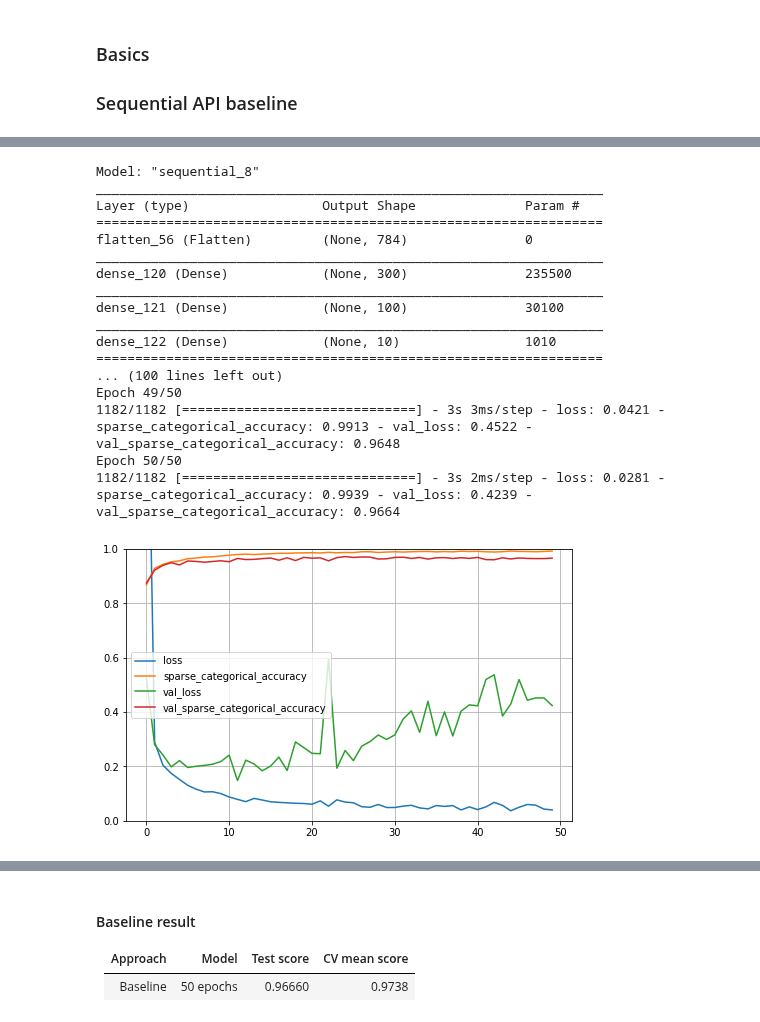
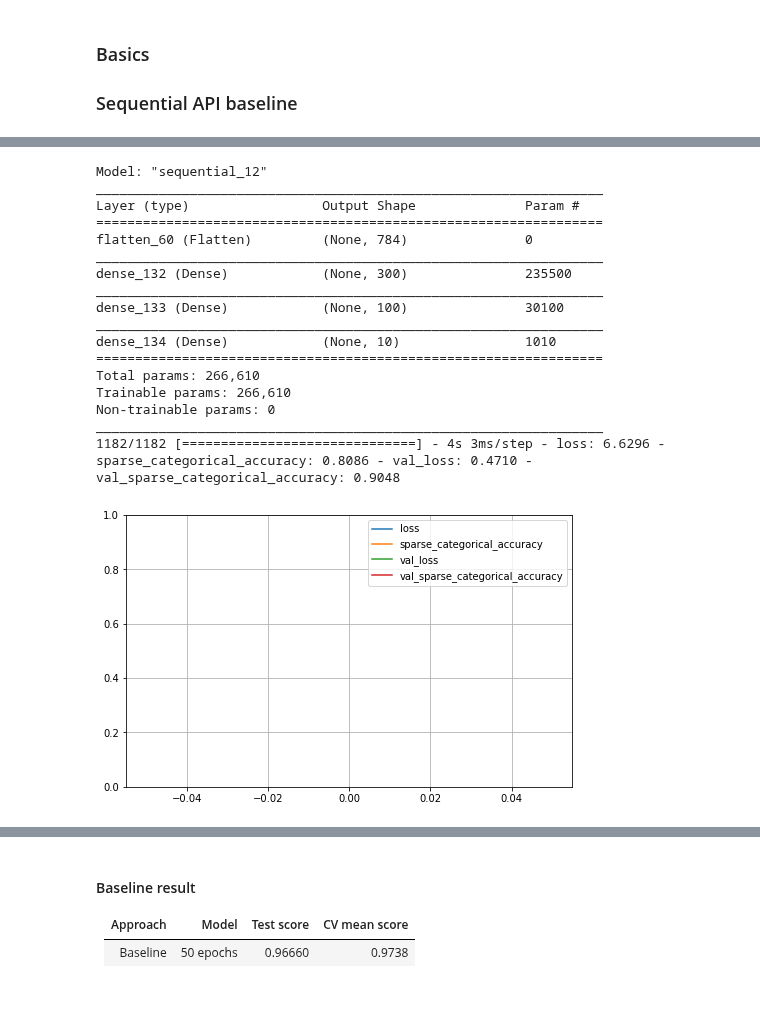
Before and after one commit to GlaIZier/digit-recongizer, a Jupyter notebook: notebooks/experiments.ipynb, the cells around one changed output, grey strips where cells are left out. Cells and saved outputs as stored; diff of their text form; code cells hidden in the pictures.

```diff
--- a/notebooks/experiments.ipynb
+++ b/notebooks/experiments.ipynb
@@ -200,16 +200,26 @@ def seq_baseline():
     y_sparse_train = y_sparse[:int((1-args.val_fraction)*len(y))]
     X_val = X[int((1-args.val_fraction)*len(X)):, :, :, :]
     y_sparse_val = y_sparse[int((1-args.val_fraction)*len(y)):]
-    history = model.fit(X_train, y_sparse_train, epochs=50, validation_data=(X_val, y_sparse_val))
+    history = model.fit(X_train, y_sparse_train, epochs=1, validation_data=(X_val, y_sparse_val))
+
     plot(history)
     predictions = np.argmax(model.predict(X_test), axis=-1)
     csv_sparse_predictions(predictions, 'experiments-baseline.csv')
+
     model.save('experiments-seq-baseline.h5')
     model_loaded = keras.models.load_model('experiments-seq-baseline.h5')
     loaded_val_loss, loaded_val_acc = model_loaded.evaluate(X_val, y_sparse_val)
     assert history.history['val_loss'][-1] == loaded_val_loss
     assert history.history['val_sparse_categorical_accuracy'][-1] == loaded_val_acc
 
+    model.save_weights('experiments-seq-baseline-weights.h5')
+    model.set_weights([np.zeros(layer_weights.shape) for layer_weights in model.get_weights()])
+    loaded_weights_val_loss, loaded_weights_val_acc = model.evaluate(X_val, y_sparse_val)
+    model.load_weights('experiments-seq-baseline-weights.h5')
+    loaded_weights_val_loss, loaded_weights_val_acc = model.evaluate(X_val, y_sparse_val)
+    assert history.history['val_loss'][-1] == loaded_weights_val_loss
+    assert history.history['val_sparse_categorical_accuracy'][-1] == loaded_weights_val_acc
+
 
 seq_baseline()
 # %% [output]
@@ -218,18 +228,18 @@ seq_baseline()
-Model: "sequential_8"
+Model: "sequential_12"
 _________________________________________________________________
 Layer (type)                 Output Shape              Param #
 =================================================================
-flatten_56 (Flatten)         (None, 784)               0
+flatten_60 (Flatten)         (None, 784)               0
 _________________________________________________________________
-dense_120 (Dense)            (None, 300)               235500
+dense_132 (Dense)            (None, 300)               235500
 _________________________________________________________________
-dense_121 (Dense)            (None, 100)               30100
+dense_133 (Dense)            (None, 100)               30100
 _________________________________________________________________
-dense_122 (Dense)            (None, 10)                1010
+dense_134 (Dense)            (None, 10)                1010
 =================================================================
-... (100 lines left out)
-Epoch 49/50
-1182/1182 [==============================] - 3s 3ms/step - loss: 0.0421 - sparse_categorical_accuracy: 0.9913 - val_loss: 0.4522 - val_sparse_categorical_accuracy: 0.9648
-Epoch 50/50
-1182/1182 [==============================] - 3s 2ms/step - loss: 0.0281 - sparse_categorical_accuracy: 0.9939 - val_loss: 0.4239 - val_sparse_categorical_accuracy: 0.9664
+Total params: 266,610
+Trainable params: 266,610
+Non-trainable params: 0
+_________________________________________________________________
+1182/1182 [==============================] - 4s 3ms/step - loss: 6.6296 - sparse_categorical_accuracy: 0.8086 - val_loss: 0.4710 - val_sparse_categorical_accuracy: 0.9048
-[figure, old version]
+[figure, new version]
```
Also changed, not shown: parts of 1 cell of this notebook.
